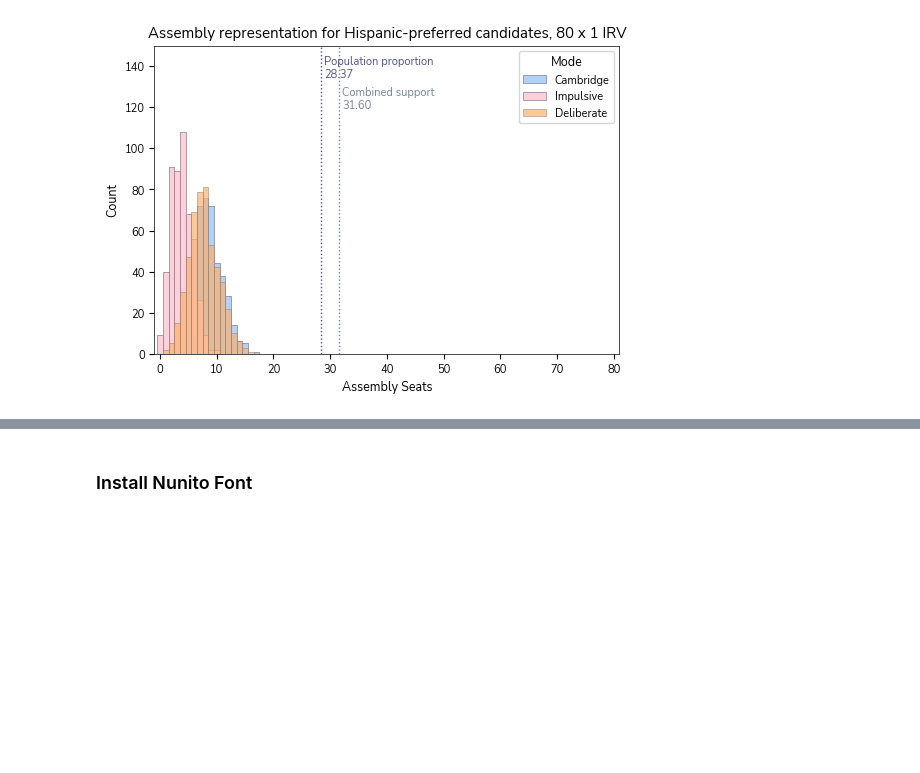
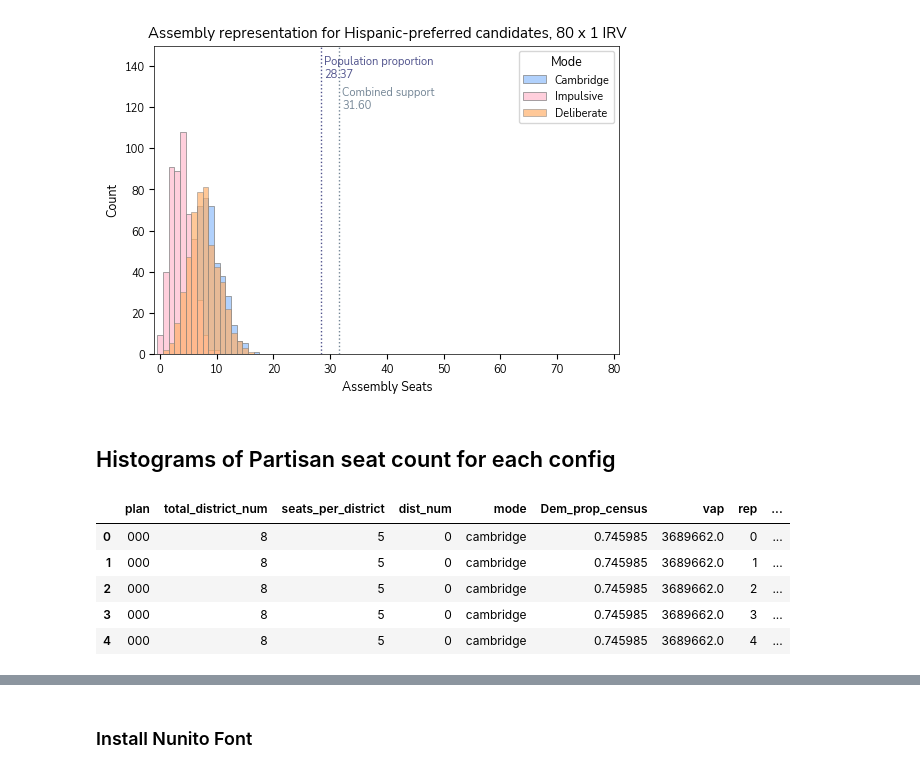
Before and after one commit to hanelee/ca_stv, a Jupyter notebook: process_results.ipynb, the cells around one changed output, grey strips where cells are left out. Cells and saved outputs as stored; diff of their text form; code cells hidden in the pictures; blank space fills up the shorter version.

```diff
--- a/process_results.ipynb
+++ b/process_results.ipynb
@@ -517,3 +519,75 @@ def bubble_plot_integer(ax, data, labels, colors, title, marker =".", size = 100
     ax.set_title(title)
 
     return ax
+# %% [markdown]
+## Histograms of Partisan seat count for each config
+# %%
+rows = []
+
+# For each district division x seats per district
+for (dn, eln) in district_nums:
+
+    # For each mode
+    for dm in district_mode:
+        results_file=Path(f"./vk_ca_election_model_results_partisan/{dm}/ca_{dn}_districts_{eln}_partisan_winners_for_voter_model_{dm}.json")
+
+        # For each results file, first divide into results from dn different plans
+        # Within each plan, each district was repeated by num_profiles_per_district=100
+        # Currently assuming order of result file is (plan1,district1)*100, (plan1, district2)*100, ...(plan2, district1)*100
+
+        with open(results_file, "r") as f:
+            data = json.load(f)
+            plan_data_len = len(data) // len(plans)
+
+            # First split each result file into results from eachp plan
+            results_by_plan = [data[i*plan_data_len:(i+1)*plan_data_len] for i in range(len(plans))]
+
+            # For each grouped results by plan
+            for pn in range(len(results_by_plan)):
+                res_plan = results_by_plan[pn]
+
+                # Split into grouped results by district. Each district should have reps of num_profiles_per_district=100
+                results_by_district = [res_plan[i:i+num_profiles_per_district] for i in range(0, len(res_plan), num_profiles_per_district)]
+                # For each district
+                for dist_id in range(len(results_by_district)):
+                    res_dist = results_by_district[dist_id]
+
+                    # For each rep
+                    for rep_n in range(len(res_dist)):
+                        # Result per rep
+                        rep_res = res_dist[rep_n]
+                        # Calculate average proportion across vk election results
+                        rep_count = count_focal_winners(rep_res, party_focal)
+
+                        # Add census demographic info from settings file
+                        settings_folder = Path(f"./vk_run_settings_partisan/{dn}")
+                        settings_filename = f"ca_{dn}_vk_sample_settings_partisan_district_plan_{plans[pn]}_district_{dist_id:02d}.json"
+                        settings_filepath = settings_folder / settings_filename
+
+                        with open(settings_filepath, "r") as g:
+                            settings_data = json.load(g)
+                            bloc_pr = settings_data.get("bloc_proportions", None)
+                            bloc_vap = settings_data.get("vap", None)
+                            rows.append({"plan": plans[pn],
+                                        "total_district_num": dn,
+                                        "seats_per_district": eln,
+                                        "dist_num": dist_id,
+                                        "mode": dm,
+                                        "Dem_prop_census": bloc_pr["D"]/(bloc_pr["D"]+bloc_pr["R"]),
+                                        "vap": bloc_vap,
+                                        "rep": rep_n,
+                                        "D_seats": rep_count})
+
+
+
+
+
+df_part = pd.DataFrame(rows)
+df_part.head()
+# %% [output]
+|  | plan | total_district_num | seats_per_district | dist_num | mode | Dem_prop_census | vap | rep | ... |
+| 0 | 000 | 8 | 5 | 0 | cambridge | 0.745985 | 3689662.0 | 0 | ... |
+| 1 | 000 | 8 | 5 | 0 | cambridge | 0.745985 | 3689662.0 | 1 | ... |
+| 2 | 000 | 8 | 5 | 0 | cambridge | 0.745985 | 3689662.0 | 2 | ... |
+| 3 | 000 | 8 | 5 | 0 | cambridge | 0.745985 | 3689662.0 | 3 | ... |
+| 4 | 000 | 8 | 5 | 0 | cambridge | 0.745985 | 3689662.0 | 4 | ... |
```
Also changed, not shown: parts of 4 cells of this notebook, 12 other files.
